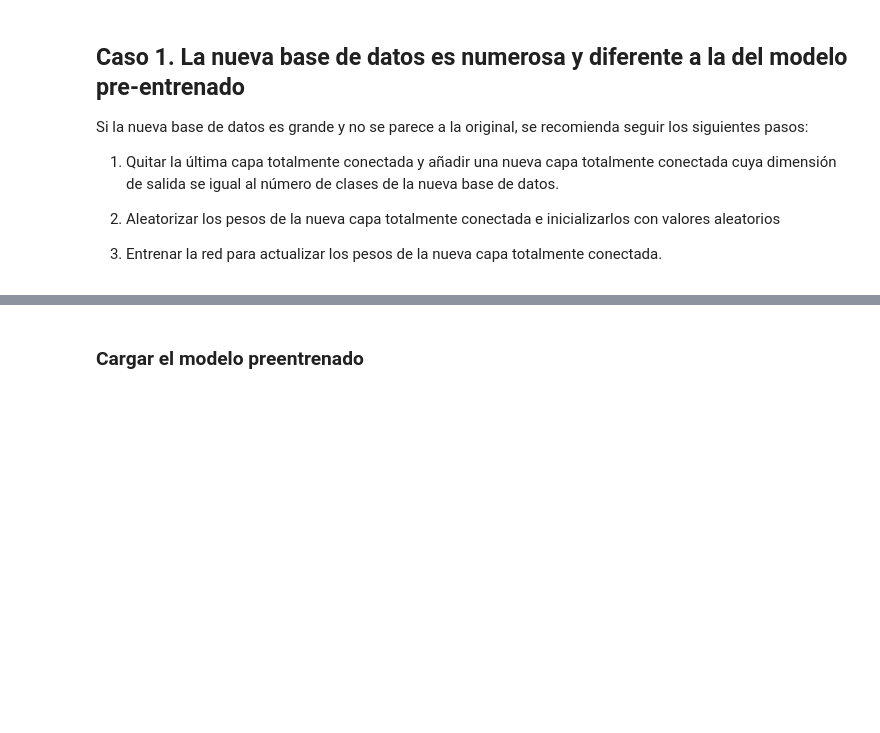
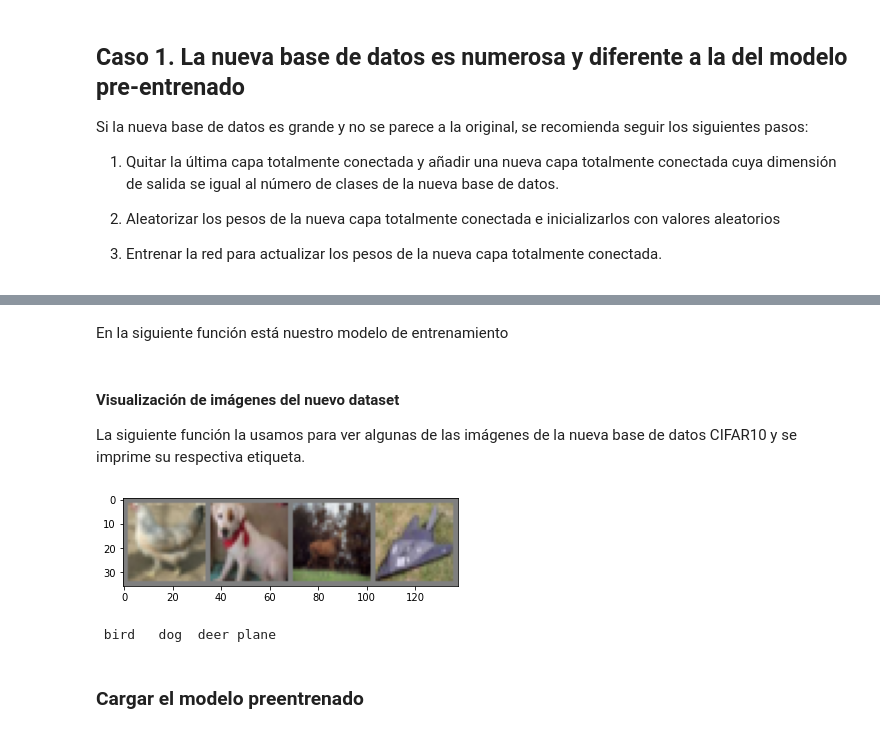
Before and after one commit to juanchess98/Notebooks-Deep-Learning, a Jupyter notebook: transfer_learning_1.ipynb, the cells around one changed output, grey strips where cells are left out. Cells and saved outputs as stored; diff of their text form; code cells hidden in the pictures; blank space fills up the shorter version.

Commit message:
Caso 4 torch

```diff
--- a/transfer_learning_1.ipynb
+++ b/transfer_learning_1.ipynb
@@ -63,0 +75,2 @@ Files already downloaded and verified
+# %% [markdown]
+En la siguiente función está nuestro modelo de entrenamiento
@@ -64,3 +153,26 @@ Files already downloaded and verified
+# %% [markdown]
+#### Visualización de imágenes del nuevo dataset
+
+La siguiente función la usamos para ver algunas de las imágenes de la nueva base de datos CIFAR10 y se imprime su respectiva etiqueta.
+# %%
+def imshow(img):
+    img = img / 2 + 0.5     # unnormalize
+    npimg = img.numpy()
+    plt.imshow(np.transpose(npimg, (1, 2, 0)))
+    plt.show()
+
+
+# get some random training images
+dataiter = iter(trainloader)
+images, labels = dataiter.next()
+
+# show images
+imshow(torchvision.utils.make_grid(images))
+# print labels
+print(' '.join('%5s' % classes[labels[j]] for j in range(batch_size)))
+# %% [output]
+[figure, added]
+ bird   dog  deer plane
 # %% [markdown]
 ### Cargar el modelo preentrenado
 # %%
```
Also changed, not shown: parts of 18 cells of this notebook.
